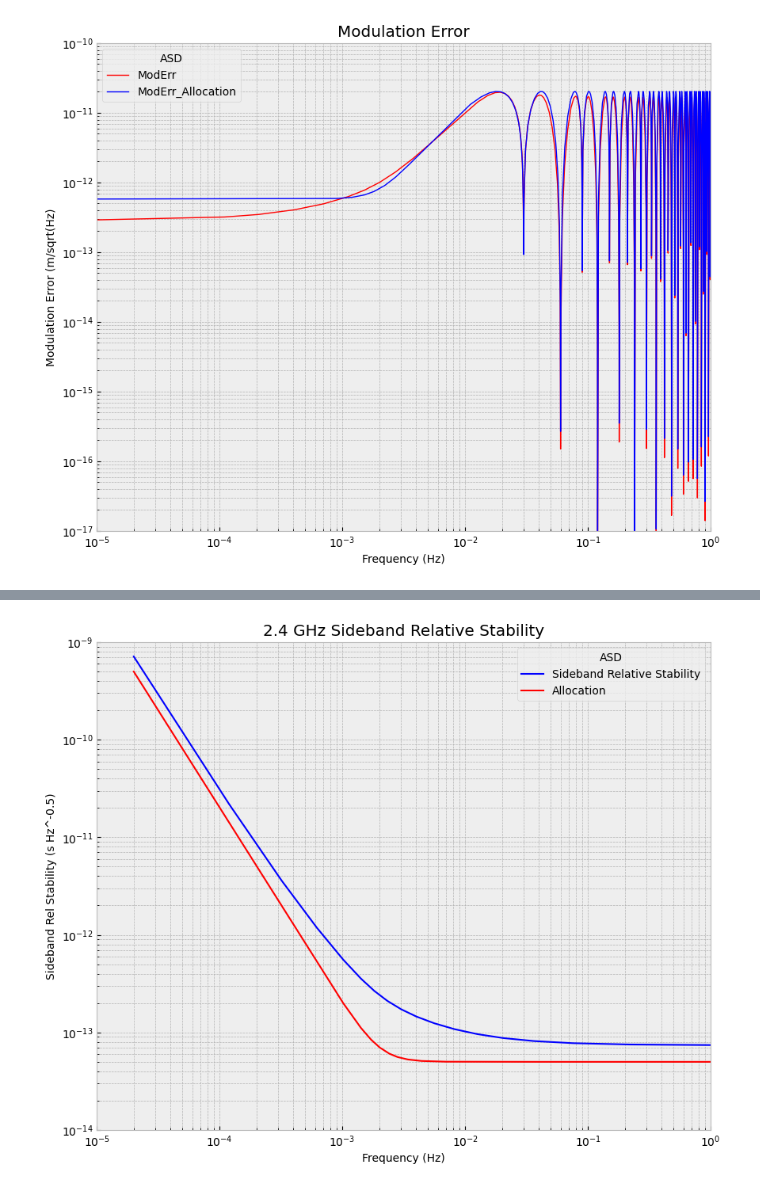
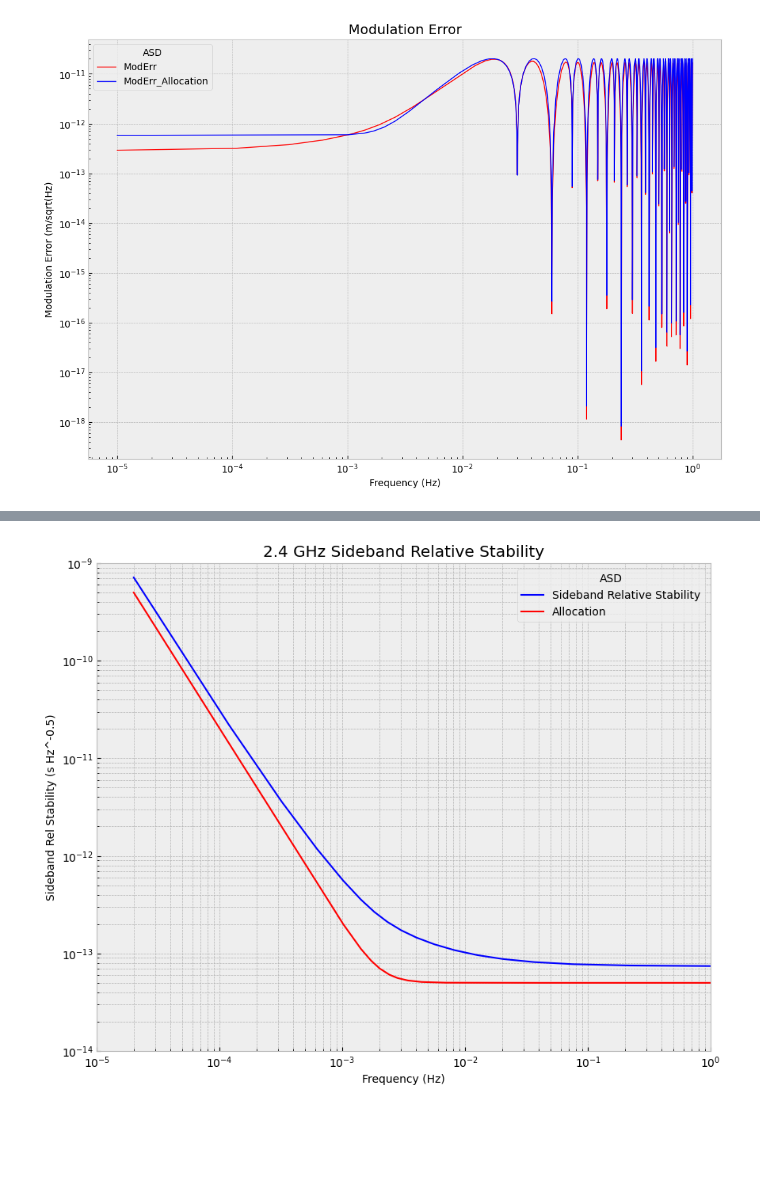
Before and after one commit to raidurgesh/RFNoise, a Jupyter notebook: RFModErr0.ipynb, the cells around one changed output, grey strips where cells are left out. Cells and saved outputs as stored; diff of their text form; code cells hidden in the pictures; blank space fills up the shorter version.

```diff
--- a/RFModErr0.ipynb
+++ b/RFModErr0.ipynb
@@ -116,16 +74,13 @@ Image(url= "https://perf-lisa.in2p3.fr/figs/d34674d6-6a83-43b7-82fb-e25a5a38d251
 # %%
-plt.figure(figsize=(10,8))
-plt.plot(freq, ModErr, 'b-',label = "ModErr", linewidth=1.0)
-plt.plot(freq, ModErr_Allocation, 'r-',label = "ModErr_Allocation", linewidth=1.0)
+plt.figure(figsize=(12,8))
+plt.plot(freq, ModErr, 'r-',label = "ModErr", linewidth=1.0)
+plt.plot(freq, ModErr_Allocation, 'b-',label = "ModErr_Allocation", linewidth=1.0)
 plt.yscale("log")
 plt.xscale("log")
-plt.ylim(1e-17, 1e-10)
-plt.xlim(1e-5, 1)
 plt.title("Modulation Error")
 plt.xlabel("Frequency (Hz)")
 plt.ylabel("Modulation Error (m/sqrt(Hz)")
 plt.legend(title = "ASD")
-plt.grid(visible=None, which='minor', axis='both')
 plt.show()
 # %% [output]
-[figure, old version]
+[figure, new version]
```
Also changed, not shown: parts of 9 cells of this notebook.
